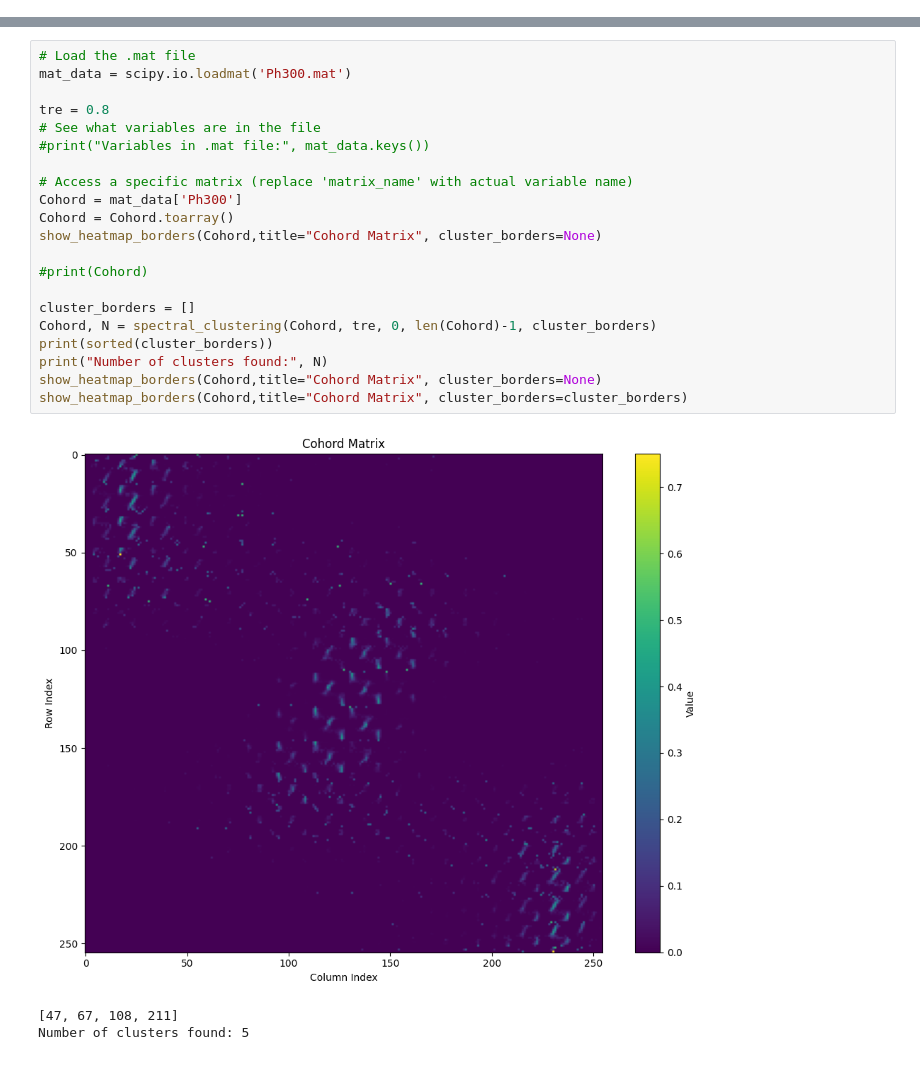
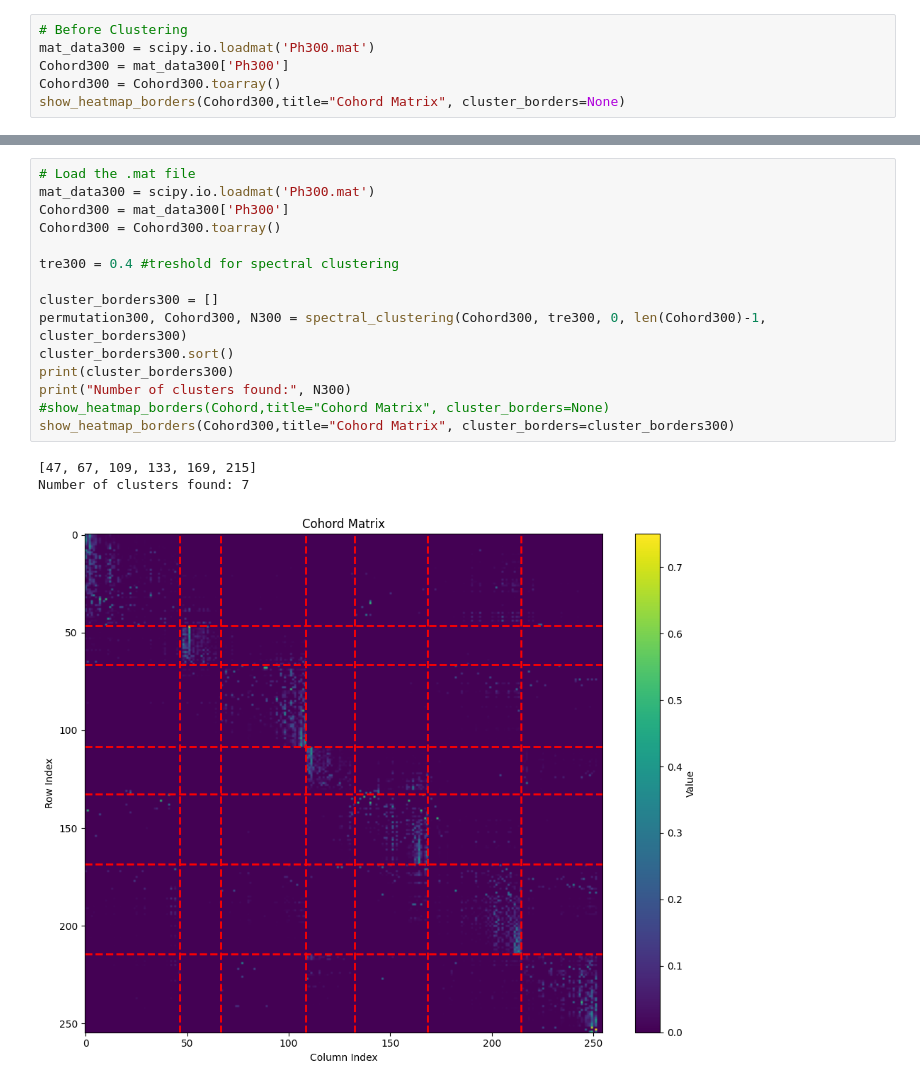
Before and after one commit to kira128/Meta-stable-states-Markov-Chain, a Jupyter notebook: First_try.ipynb, the cells around one changed output, grey strips where cells are left out. Cells and saved outputs as stored; diff of their text form.

```diff
--- a/First_try.ipynb
+++ b/First_try.ipynb
@@ -67,0 +84,6 @@ def show_heatmap_borders(matrix, title="Matrix Heatmap", cmap='viridis', cluster
+# %%
+# Before Clustering
+mat_data300 = scipy.io.loadmat('Ph300.mat')
+Cohord300 = mat_data300['Ph300']
+Cohord300 = Cohord300.toarray()
+show_heatmap_borders(Cohord300,title="Cohord Matrix", cluster_borders=None)
@@ -68,25 +92,19 @@ def show_heatmap_borders(matrix, title="Matrix Heatmap", cmap='viridis', cluster
 # %%
 # Load the .mat file
-mat_data = scipy.io.loadmat('Ph300.mat')
+mat_data300 = scipy.io.loadmat('Ph300.mat')
+Cohord300 = mat_data300['Ph300']
+Cohord300 = Cohord300.toarray()
 
-tre = 0.8
-# See what variables are in the file
-#print("Variables in .mat file:", mat_data.keys())
+tre300 = 0.4 #treshold for spectral clustering
 
-# Access a specific matrix (replace 'matrix_name' with actual variable name)
-Cohord = mat_data['Ph300']
-Cohord = Cohord.toarray()
-show_heatmap_borders(Cohord,title="Cohord Matrix", cluster_borders=None)
-
-#print(Cohord)
-
-cluster_borders = []
-Cohord, N = spectral_clustering(Cohord, tre, 0, len(Cohord)-1, cluster_borders)
-print(sorted(cluster_borders))
-print("Number of clusters found:", N)
-show_heatmap_borders(Cohord,title="Cohord Matrix", cluster_borders=None)
-show_heatmap_borders(Cohord,title="Cohord Matrix", cluster_borders=cluster_borders)
+cluster_borders300 = []
+permutation300, Cohord300, N300 = spectral_clustering(Cohord300, tre300, 0, len(Cohord300)-1, cluster_borders300)
+cluster_borders300.sort()
+print(cluster_borders300)
+print("Number of clusters found:", N300)
+#show_heatmap_borders(Cohord,title="Cohord Matrix", cluster_borders=None)
+show_heatmap_borders(Cohord300,title="Cohord Matrix", cluster_borders=cluster_borders300)
 # %% [output]
+[47, 67, 109, 133, 169, 215]
+Number of clusters found: 7
-[figure, old version]
+[figure, new version]
-[47, 67, 108, 211]
-Number of clusters found: 5
```
Also changed, not shown: parts of 9 cells of this notebook, 1 other file.
